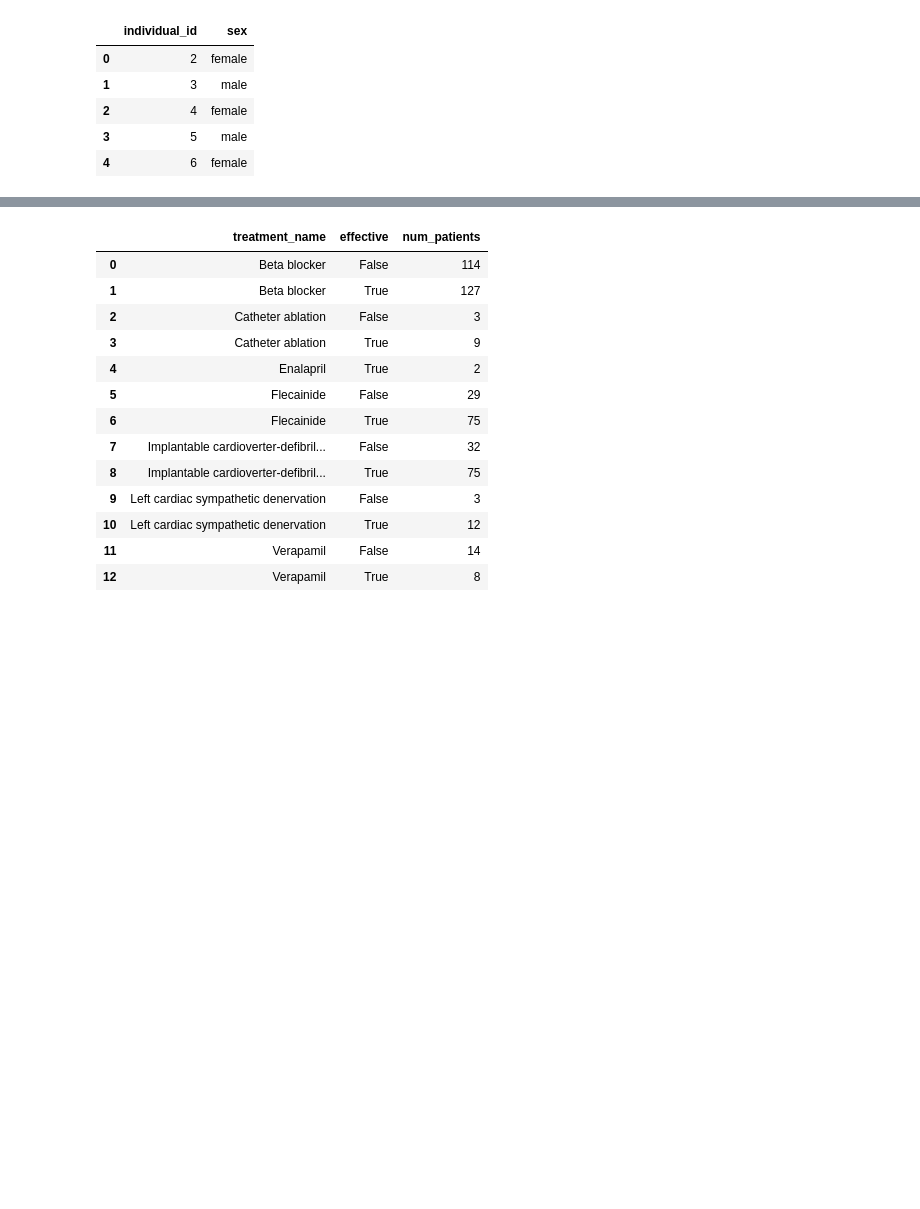
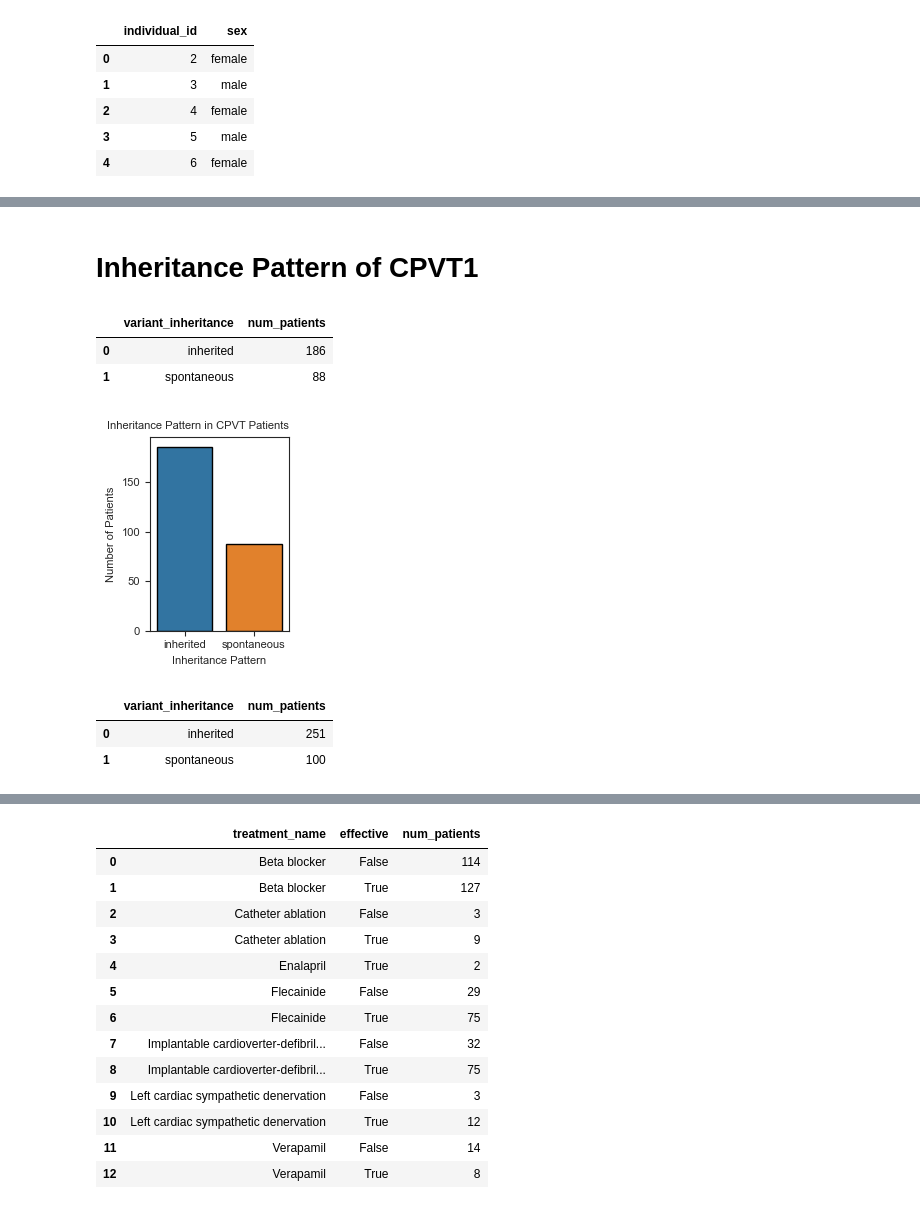
Before and after one commit to alexdaiii/cpvt_database_analysis, a Jupyter notebook: notebooks/analysis_2.ipynb, the cells around one changed output, grey strips where cells are left out. Saved outputs shown, nothing was run; the diff lists cells and outputs as text; code cells hidden in the pictures; blank space fills up the shorter version.

```diff
--- a/notebooks/analysis_2.ipynb
+++ b/notebooks/analysis_2.ipynb
@@ -736,0 +529,69 @@ plt.show()
+# %% [markdown]
+# Inheritance Pattern of CPVT1
+# %%
+# inheritance pattern of CPVT1
+inheritance = pd.read_sql("""
+SELECT vi.variant_inheritance, COUNT(i.individual_id) AS num_patients
+FROM individual i
+JOIN individual_variant iv
+ON i.individual_id = iv.individual_id
+JOIN variant_inheritance vi
+ON iv.variant_inheritance_id = vi.variant_inheritance_id
+WHERE i.individual_id IN (
+    SELECT individual_id
+    FROM cpvt_patients_v
+)
+GROUP BY vi.variant_inheritance
+ORDER BY num_patients DESC
+""", engine)
+inheritance
+# %% [output]
+|  | variant_inheritance | num_patients |
+| 0 | inherited | 186 |
+| 1 | spontaneous | 88 |
+# %%
+plt.figure(figsize=TINY_GRAPH_SIZE)
+ax = sns.barplot(data=inheritance,
+                 x="variant_inheritance",
+                 y="num_patients",
+                 hue="variant_inheritance",
+                 legend=False,
+                 edgecolor="black",
+                 )
+# plt.xticks(rotation=45, ha="right", fontsize=8)
+# plt.xlabel("Inheritance Pattern", fontsize=10)
+# plt.ylabel("Number of Patients", fontsize=10)
+# plt.title("Inheritance Pattern\nin CPVT Patients", fontsize=10)
+
+set_graph_sizes(
+    x_label="Inheritance Pattern",
+    y_label="Number of Patients",
+    title_="Inheritance Pattern in CPVT Patients",
+    title_loc="right",
+    title_size=8,
+)
+
+# add_bar_labels(ax)
+
+plt.tight_layout()
+save_current_plot("inheritance_pattern_cpvt1")
+
+plt.show()
+# %% [output]
+[figure, added]
+# %%
+# inheritance pattern all RYR2 variants
+inheritance_ryr2 = pd.read_sql("""
+SELECT vi.variant_inheritance, COUNT(i.individual_id) AS num_patients
+FROM individual i
+JOIN individual_variant iv
+ON i.individual_id = iv.individual_id
+JOIN variant_inheritance vi
+ON iv.variant_inheritance_id = vi.variant_inheritance_id
+GROUP BY vi.variant_inheritance
+""", engine)
+inheritance_ryr2
+# %% [output]
+|  | variant_inheritance | num_patients |
+| 0 | inherited | 251 |
+| 1 | spontaneous | 100 |
```
Also changed, not shown: parts of 53 cells of this notebook, 1 other file.
